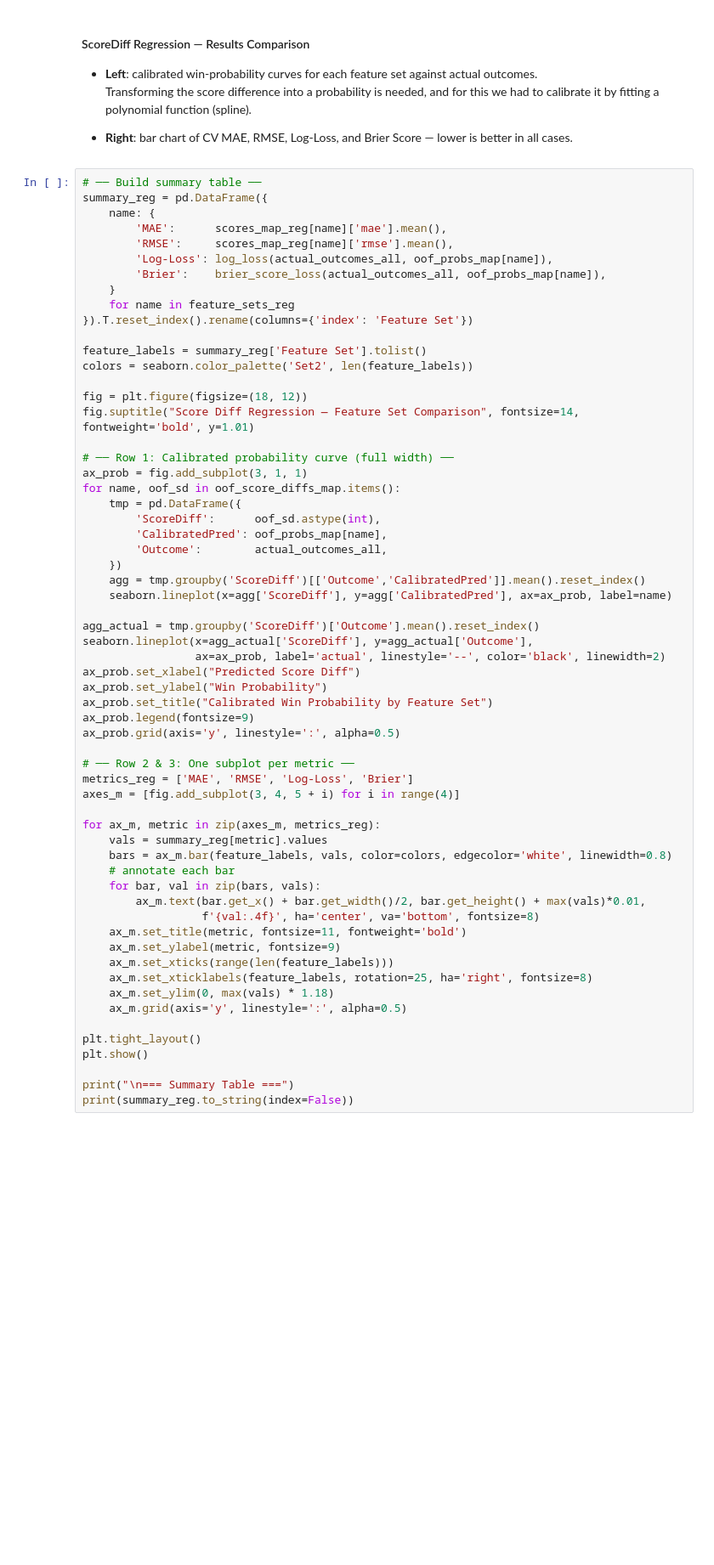
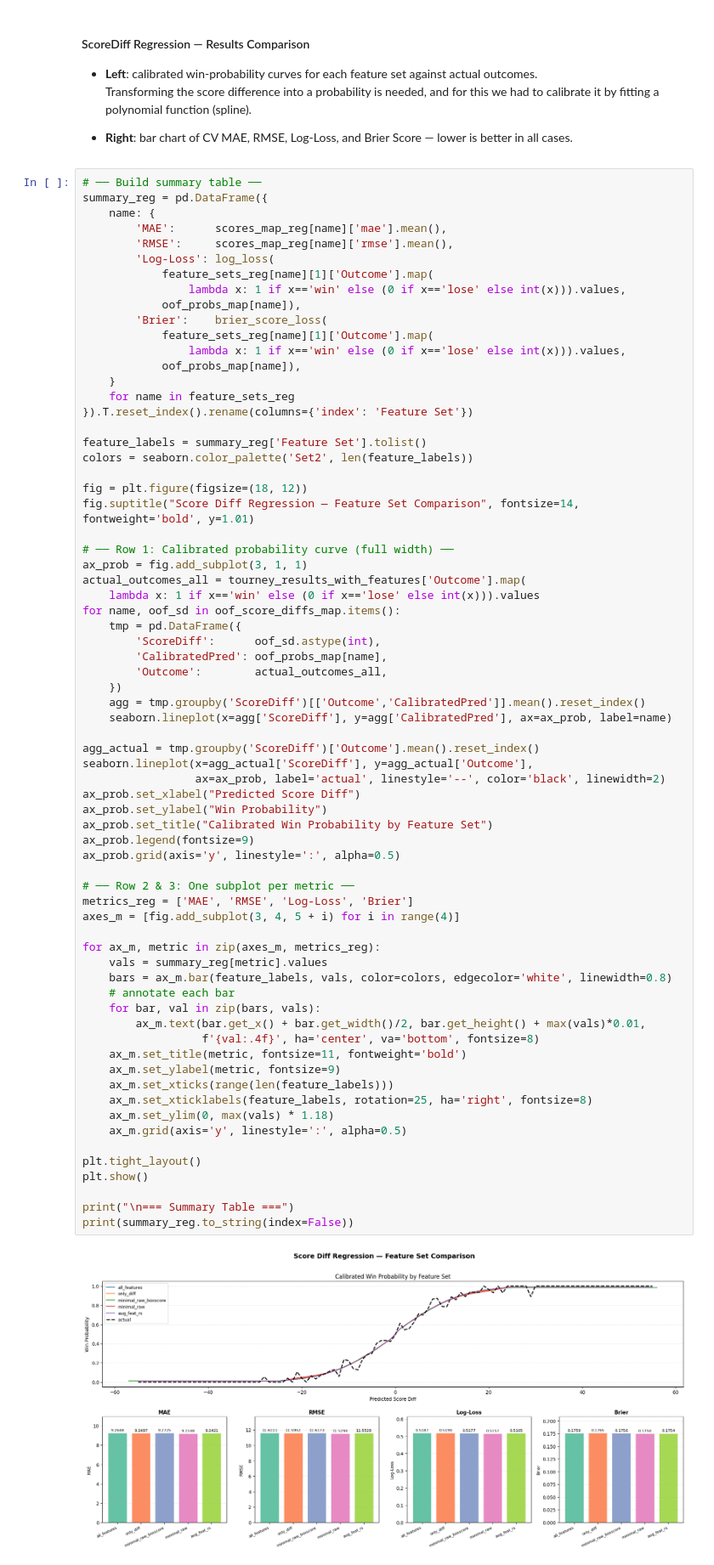
Before and after one commit to cico-rial/march-madness, a Jupyter notebook: march-madness_imp.ipynb, the cells around one changed output. Shown at 85% size. Drawn from its saved outputs; the diff is of its cells as text; blank space fills up the shorter version.

```diff
--- a/march-madness_imp.ipynb
+++ b/march-madness_imp.ipynb
@@ -2098,8 +2098,14 @@ summary_reg = pd.DataFrame({
     name: {
         'MAE':      scores_map_reg[name]['mae'].mean(),
         'RMSE':     scores_map_reg[name]['rmse'].mean(),
-        'Log-Loss': log_loss(actual_outcomes_all, oof_probs_map[name]),
-        'Brier':    brier_score_loss(actual_outcomes_all, oof_probs_map[name]),
+        'Log-Loss': log_loss(
+            feature_sets_reg[name][1]['Outcome'].map(
+                lambda x: 1 if x=='win' else (0 if x=='lose' else int(x))).values,
+            oof_probs_map[name]),
+        'Brier':    brier_score_loss(
+            feature_sets_reg[name][1]['Outcome'].map(
+                lambda x: 1 if x=='win' else (0 if x=='lose' else int(x))).values,
+            oof_probs_map[name]),
     }
     for name in feature_sets_reg
 }).T.reset_index().rename(columns={'index': 'Feature Set'})
@@ -2112,6 +2118,8 @@ fig.suptitle("Score Diff Regression — Feature Set Comparison", fontsize=14, fo
 
 # ── Row 1: Calibrated probability curve (full width) ──
 ax_prob = fig.add_subplot(3, 1, 1)
+actual_outcomes_all = tourney_results_with_features['Outcome'].map(
+    lambda x: 1 if x=='win' else (0 if x=='lose' else int(x))).values
 for name, oof_sd in oof_score_diffs_map.items():
     tmp = pd.DataFrame({
         'ScoreDiff':      oof_sd.astype(int),
@@ -2127,30 +2135,31 @@ seaborn.lineplot(x=agg_actual['ScoreDiff'], y=agg_actual['Outcome'],
 ax_prob.set_xlabel("Predicted Score Diff")
 ax_prob.set_ylabel("Win Probability")
 ax_prob.set_title("Calibrated Win Probability by Feature Set")
 ax_prob.legend(fontsize=9)
 ax_prob.grid(axis='y', linestyle=':', alpha=0.5)
 
 # ── Row 2 & 3: One subplot per metric ──
 metrics_reg = ['MAE', 'RMSE', 'Log-Loss', 'Brier']
 axes_m = [fig.add_subplot(3, 4, 5 + i) for i in range(4)]
 
 for ax_m, metric in zip(axes_m, metrics_reg):
     vals = summary_reg[metric].values
     bars = ax_m.bar(feature_labels, vals, color=colors, edgecolor='white', linewidth=0.8)
     # annotate each bar
     for bar, val in zip(bars, vals):
         ax_m.text(bar.get_x() + bar.get_width()/2, bar.get_height() + max(vals)*0.01,
                   f'{val:.4f}', ha='center', va='bottom', fontsize=8)
     ax_m.set_title(metric, fontsize=11, fontweight='bold')
     ax_m.set_ylabel(metric, fontsize=9)
     ax_m.set_xticks(range(len(feature_labels)))
     ax_m.set_xticklabels(feature_labels, rotation=25, ha='right', fontsize=8)
     ax_m.set_ylim(0, max(vals) * 1.18)
     ax_m.grid(axis='y', linestyle=':', alpha=0.5)
 
 plt.tight_layout()
 plt.show()
 
 print("\n=== Summary Table ===")
 print(summary_reg.to_string(index=False))
 # %% [output]
+[figure, added]
```
Also changed, not shown: parts of 16 cells of this notebook.
